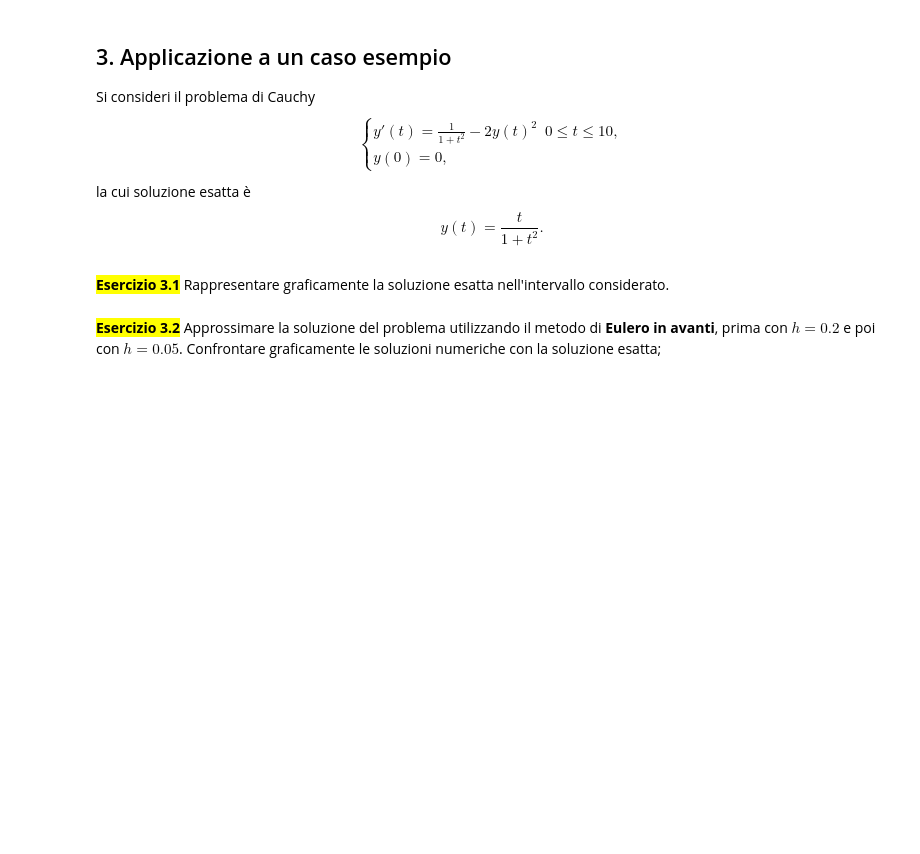
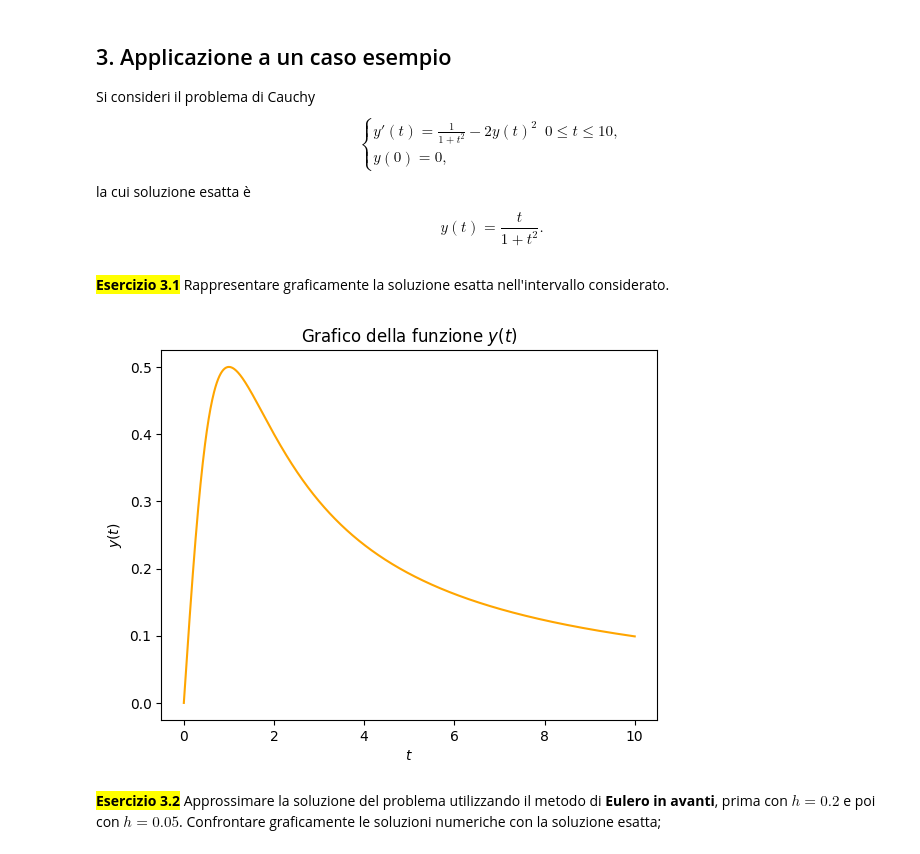
Before and after one commit to marcofossatii05-ui/mani_env, a Jupyter notebook: ode_part_1_template.ipynb, the cells around one changed output. Saved outputs shown, nothing was run; the diff lists cells and outputs as text; code cells hidden in the pictures; blank space fills up the shorter version.

```diff
--- a/ode_part_1_template.ipynb
+++ b/ode_part_1_template.ipynb
@@ -136,5 +160,22 @@ y(t)=\frac{t}{1+t^{2}}.
 \end{equation*}
 # %% [markdown]
 <mark>**Esercizio 3.1**</mark></br> Rappresentare graficamente la soluzione esatta nell'intervallo considerato.
+# %%
+y = lambda t: t / (1 + t**2)
+y0 = 0
+
+f = lambda t,y: 1 / (1 + t**2) - 2*y**2
+
+t0, tN = 0, 10
+tgrid = np.linspace(t0,tN,1000)
+
+plt.figure()
+plt.plot(tgrid, y(tgrid), color = 'orange')
+plt.xlabel("$t$")
+plt.ylabel("$y(t)$")
+plt.title("Grafico della funzione $y(t)$")
+plt.show()
+# %% [output]
+[figure, added]
 # %% [markdown]
 <mark>**Esercizio 3.2**</mark></br> Approssimare la soluzione del problema utilizzando il metodo di **Eulero in avanti**, prima con $h=0.2$  e poi con  $h=0.05$. Confrontare graficamente le soluzioni numeriche con la soluzione esatta;
```
Also changed, not shown: parts of 14 cells of this notebook, 2 other files.
